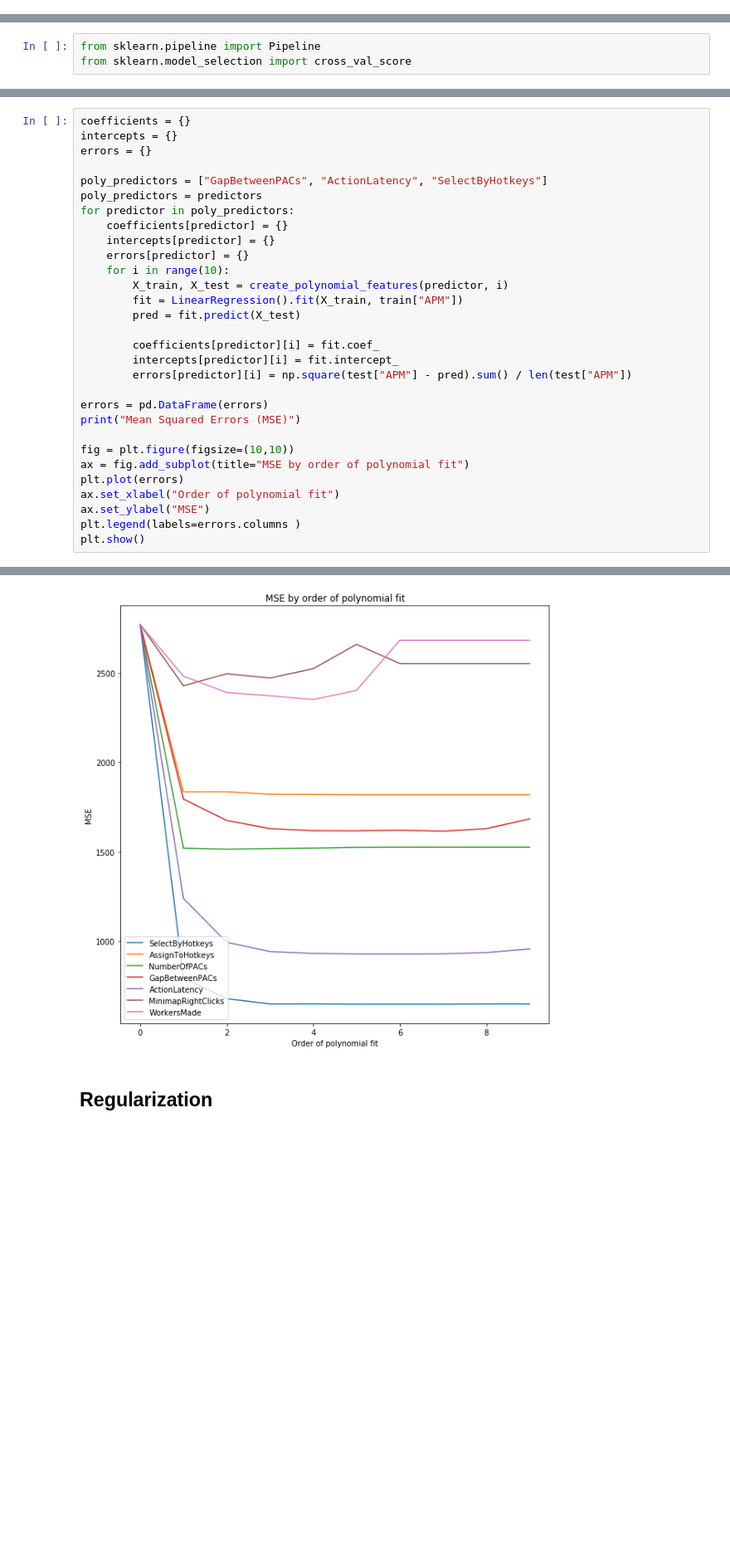
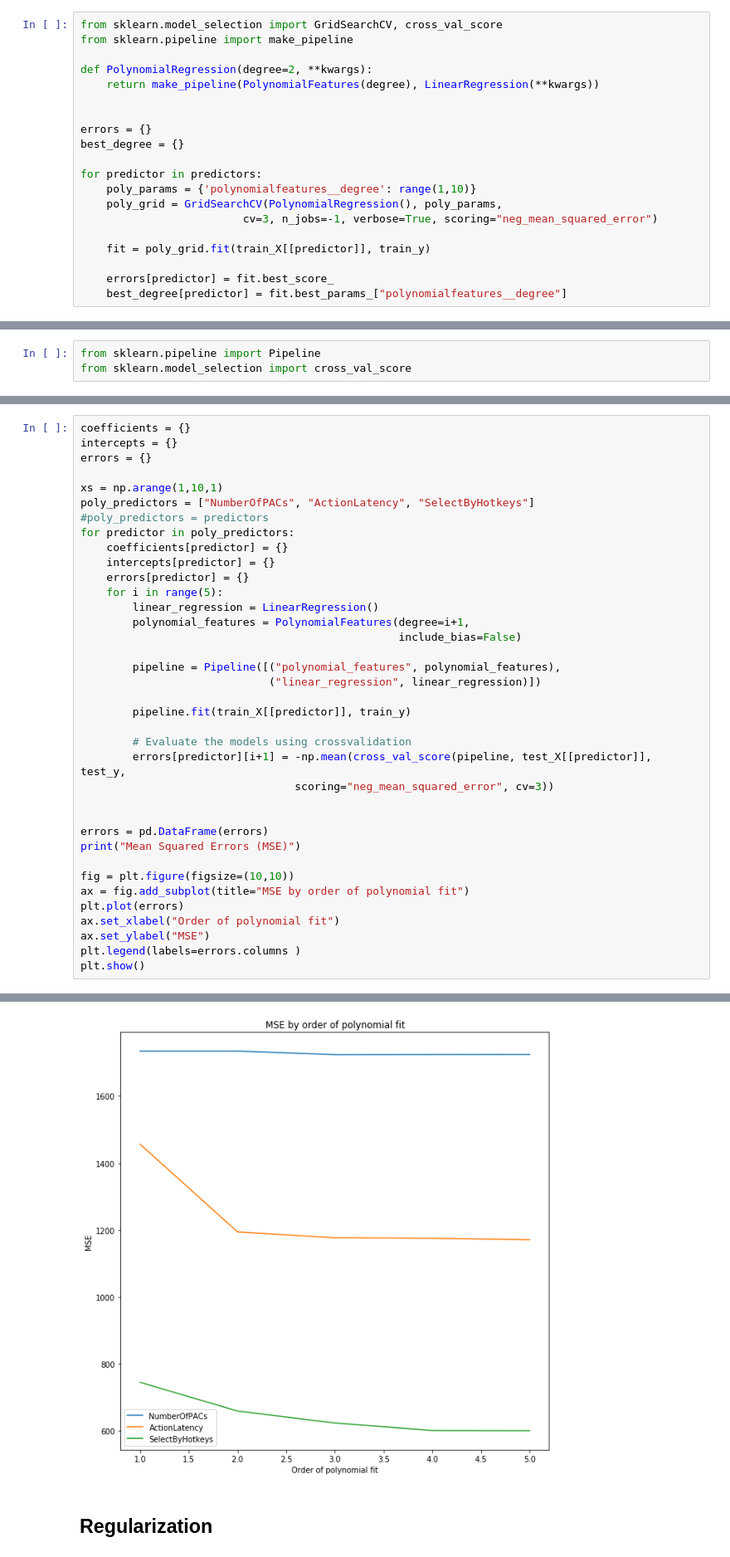
Before and after one commit to GreenSnabl/robotics_ml, a Jupyter notebook: ml_course_en/assignments/Assignment 02a_Linear_regression_regul_poly.ipynb, the cells around one changed output, grey strips where cells are left out. Shown at 83% size. Drawn from its saved outputs; the diff is of its cells as text; blank space fills up the shorter version.

```diff
--- a/ml_course_en/assignments/Assignment 02a_Linear_regression_regul_poly.ipynb
+++ b/ml_course_en/assignments/Assignment 02a_Linear_regression_regul_poly.ipynb
@@ -268,0 +309,20 @@ for i, predictor in enumerate(poly_predictors):
+# %%
+from sklearn.model_selection import GridSearchCV, cross_val_score
+from sklearn.pipeline import make_pipeline
+
+def PolynomialRegression(degree=2, **kwargs):
+    return make_pipeline(PolynomialFeatures(degree), LinearRegression(**kwargs))
+
+
+errors = {}
+best_degree = {}
+
+for predictor in predictors:
+    poly_params = {'polynomialfeatures__degree': range(1,10)}
+    poly_grid = GridSearchCV(PolynomialRegression(), poly_params,
+                         cv=3, n_jobs=-1, verbose=True, scoring="neg_mean_squared_error")
+
+    fit = poly_grid.fit(train_X[[predictor]], train_y)
+
+    errors[predictor] = fit.best_score_
+    best_degree[predictor] = fit.best_params_["polynomialfeatures__degree"]
@@ -310,36 +421,43 @@ plot_polynomial_regression("SelectByHotkeys", [1,2,3,4,5,6])
 # %%
 coefficients = {}
 intercepts = {}
 errors = {}
 
-poly_predictors = ["GapBetweenPACs", "ActionLatency", "SelectByHotkeys"]
-poly_predictors = predictors
+xs = np.arange(1,10,1)
+poly_predictors = ["NumberOfPACs", "ActionLatency", "SelectByHotkeys"]
+#poly_predictors = predictors
 for predictor in poly_predictors:
     coefficients[predictor] = {}
     intercepts[predictor] = {}
     errors[predictor] = {}
-    for i in range(10):
-        X_train, X_test = create_polynomial_features(predictor, i)
-        fit = LinearRegression().fit(X_train, train["APM"])
-        pred = fit.predict(X_test)
+    for i in range(5):
+        linear_regression = LinearRegression()
+        polynomial_features = PolynomialFeatures(degree=i+1,
+                                                 include_bias=False)
 
-        coefficients[predictor][i] = fit.coef_
-        intercepts[predictor][i] = fit.intercept_
-        errors[predictor][i] = np.square(test["APM"] - pred).sum() / len(test["APM"])
+        pipeline = Pipeline([("polynomial_features", polynomial_features),
+                             ("linear_regression", linear_regression)])
+
+        pipeline.fit(train_X[[predictor]], train_y)
+
+        # Evaluate the models using crossvalidation
+        errors[predictor][i+1] = -np.mean(cross_val_score(pipeline, test_X[[predictor]], test_y,
+                                 scoring="neg_mean_squared_error", cv=3))
+
 
 errors = pd.DataFrame(errors)
 print("Mean Squared Errors (MSE)")
 
 fig = plt.figure(figsize=(10,10))
 ax = fig.add_subplot(title="MSE by order of polynomial fit")
 plt.plot(errors)
 ax.set_xlabel("Order of polynomial fit")
 ax.set_ylabel("MSE")
 plt.legend(labels=errors.columns )
 plt.show()
 # %% [output]
 Mean Squared Errors (MSE)
-[figure, old version]
+[figure, new version]
 # %% [markdown]
 ## Regularization
 # %%
```
Also changed, not shown: parts of 42 cells of this notebook, 3 other files.
